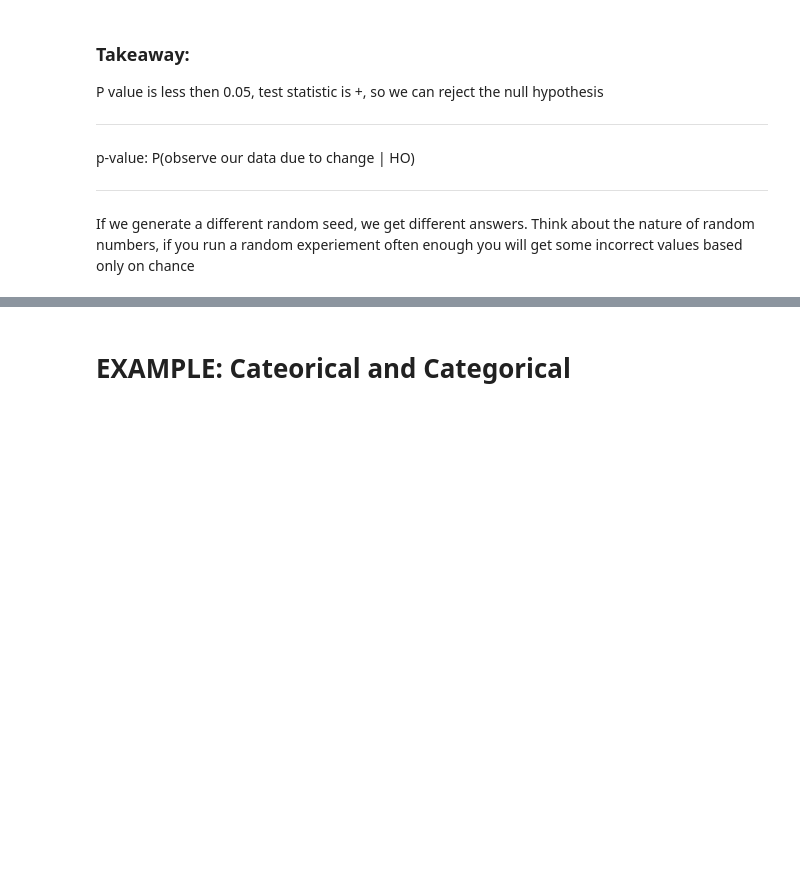
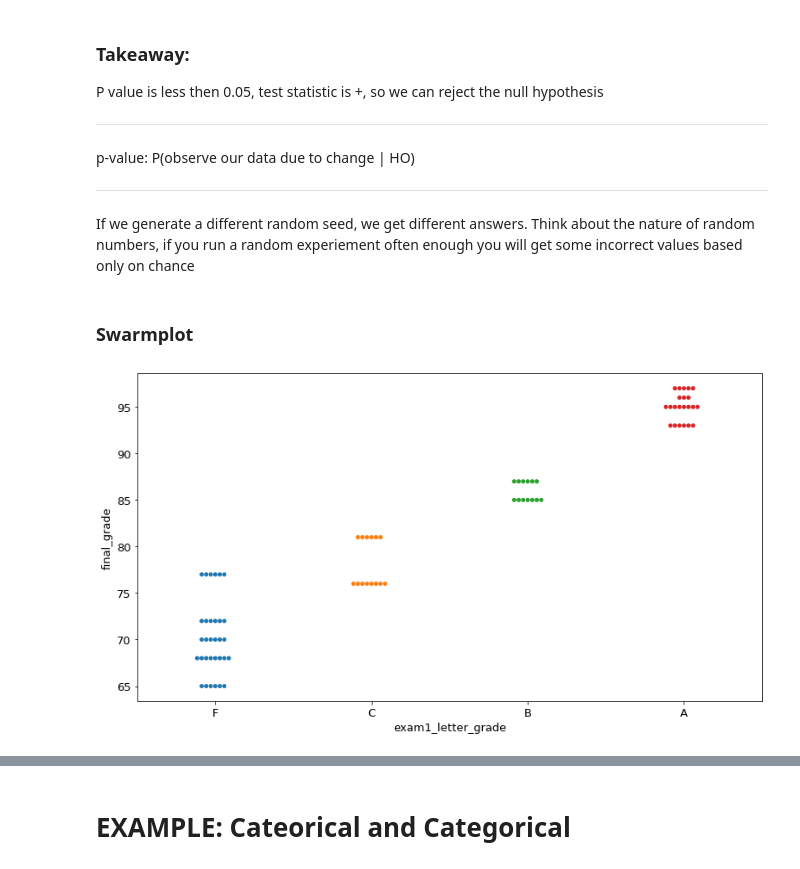
Before and after one commit to CSolitaire/regression-exercises, a Jupyter notebook: explore.ipynb, the cells around one changed output, grey strips where cells are left out. Drawn from its saved outputs; the diff is of its cells as text; code cells hidden in the pictures; blank space fills up the shorter version.

```diff
--- a/explore.ipynb
+++ b/explore.ipynb
@@ -273,3 +273,12 @@ p-value: P(observe our data due to change | HO)
 *****
 
 If we generate a different random seed, we get different answers.  Think about the nature of random numbers, if you run a random experiement often enough you will get some incorrect values based only on chance
+# %% [markdown]
+### Swarmplot
+# %%
+# Swarm Plot (computationally expense, not for large data sets)
+
+sns.swarmplot(data=train, y='final_grade', x='exam1_letter_grade')
+plt.show()
+# %% [output]
+[figure, added]
```
Also changed, not shown: parts of 32 cells of this notebook.
